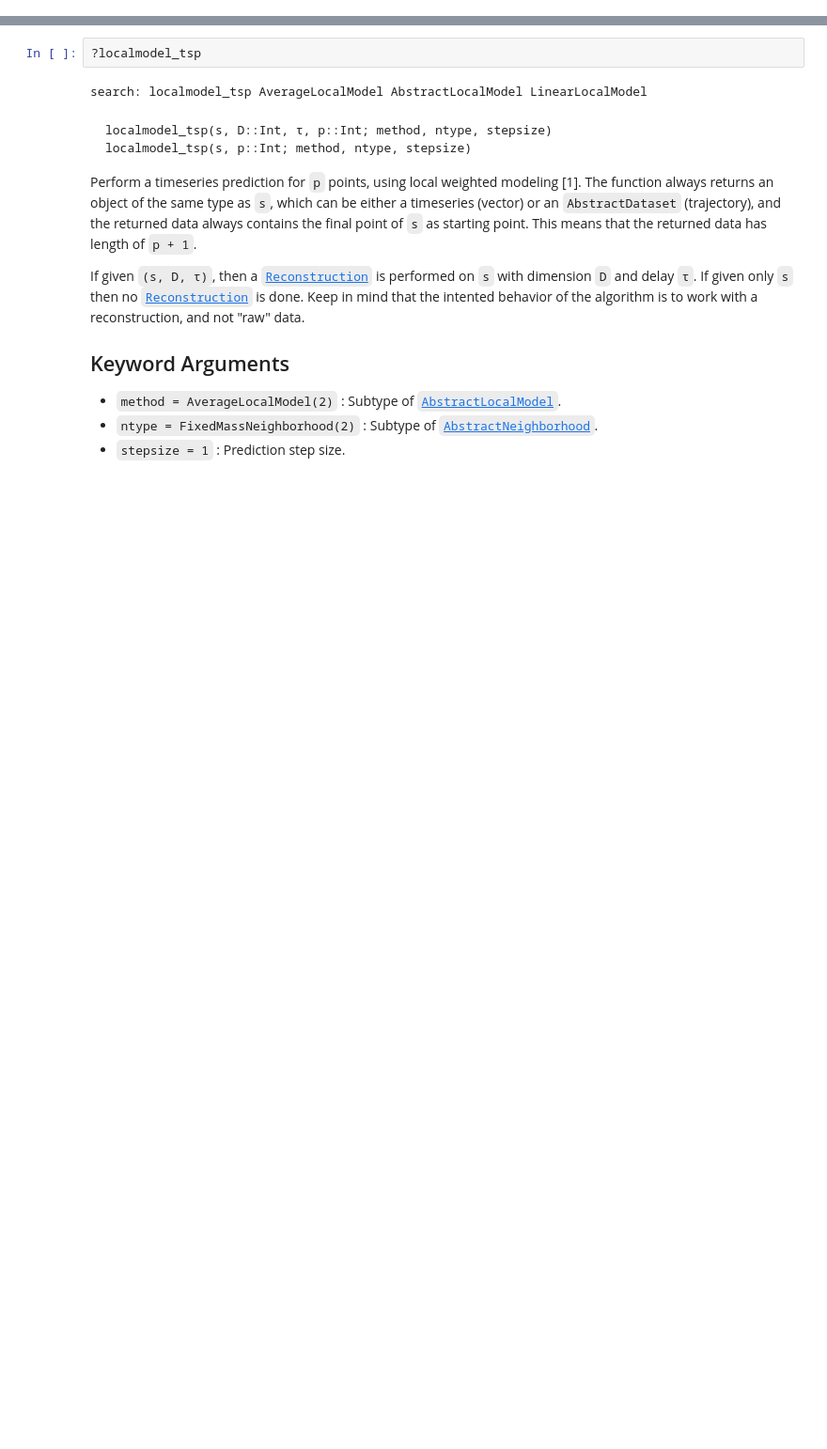
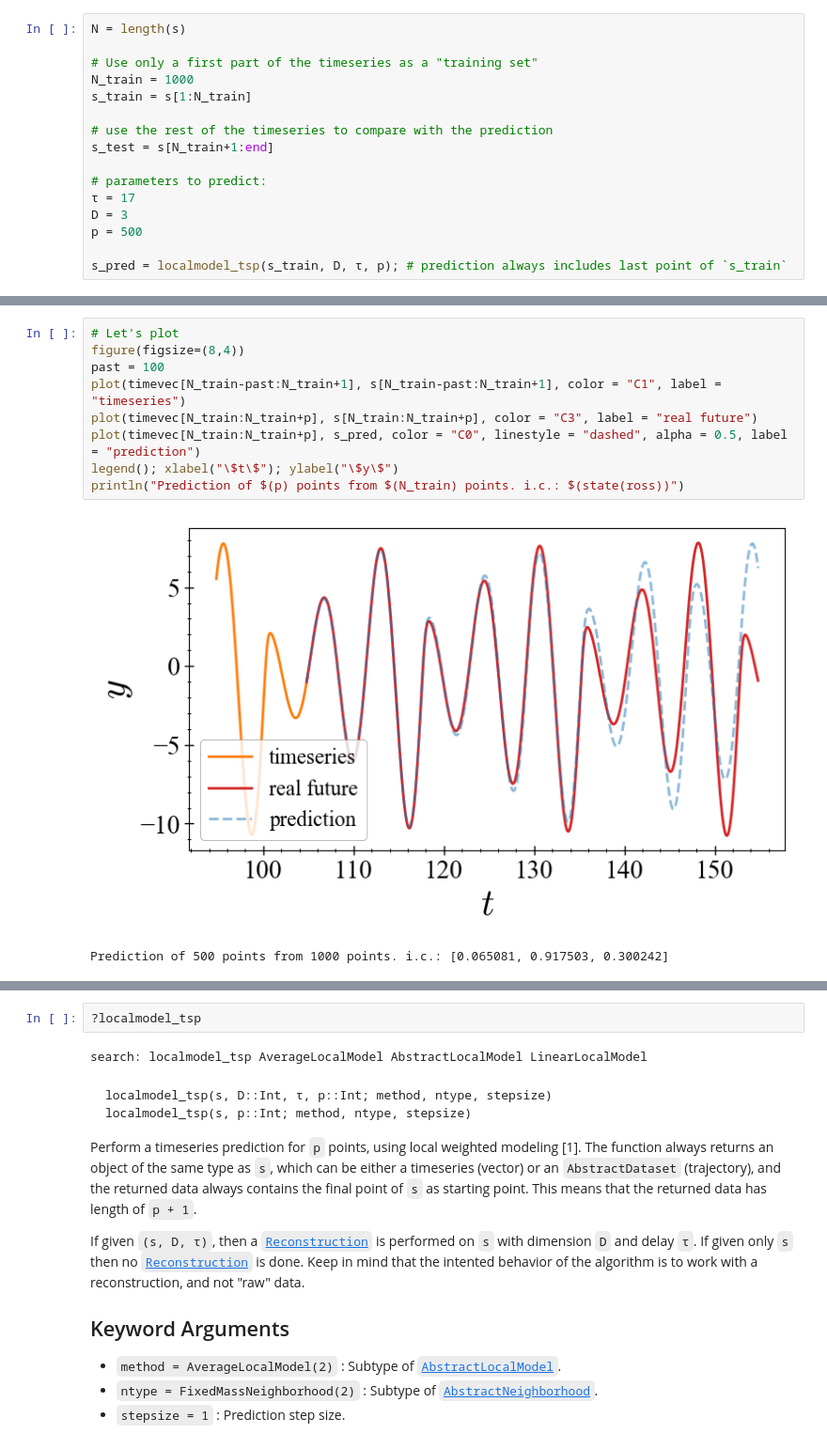
Before and after one commit to xorJane/tutorials, a Jupyter notebook: 8. Timeseries Prediction.ipynb, the cells around one changed output, grey strips where cells are left out. Shown: that part at 94% size. Cells and saved outputs as stored; diff of their text form; blank space fills up the shorter version.

```diff
--- a/8. Timeseries Prediction.ipynb
+++ b/8. Timeseries Prediction.ipynb
@@ -151,0 +84,16 @@ Attempt to predict the complex Lorenz96 Model.
+# %%
+N = length(s)
+
+# Use only a first part of the timeseries as a "training set"
+N_train = 1000
+s_train = s[1:N_train]
+
+# use the rest of the timeseries to compare with the prediction
+s_test = s[N_train+1:end]
+
+# parameters to predict:
+τ = 17
+D = 3
+p = 500
+
+s_pred = localmodel_tsp(s_train, D, τ, p); # prediction always includes last point of `s_train`
@@ -151,0 +118,12 @@ Attempt to predict the complex Lorenz96 Model.
+# %%
+# Let's plot
+figure(figsize=(8,4))
+past = 100
+plot(timevec[N_train-past:N_train+1], s[N_train-past:N_train+1], color = "C1", label = "timeseries")
+plot(timevec[N_train:N_train+p], s[N_train:N_train+p], color = "C3", label = "real future")
+plot(timevec[N_train:N_train+p], s_pred, color = "C0", linestyle = "dashed", alpha = 0.5, label = "prediction")
+legend(); xlabel("\$t\$"); ylabel("\$y\$")
+println("Prediction of $(p) points from $(N_train) points. i.c.: $(state(ross))")
+# %% [output]
+[figure, added]
+Prediction of 500 points from 1000 points. i.c.: [0.065081, 0.917503, 0.300242]
```
Also changed, not shown: parts of 23 cells of this notebook.
